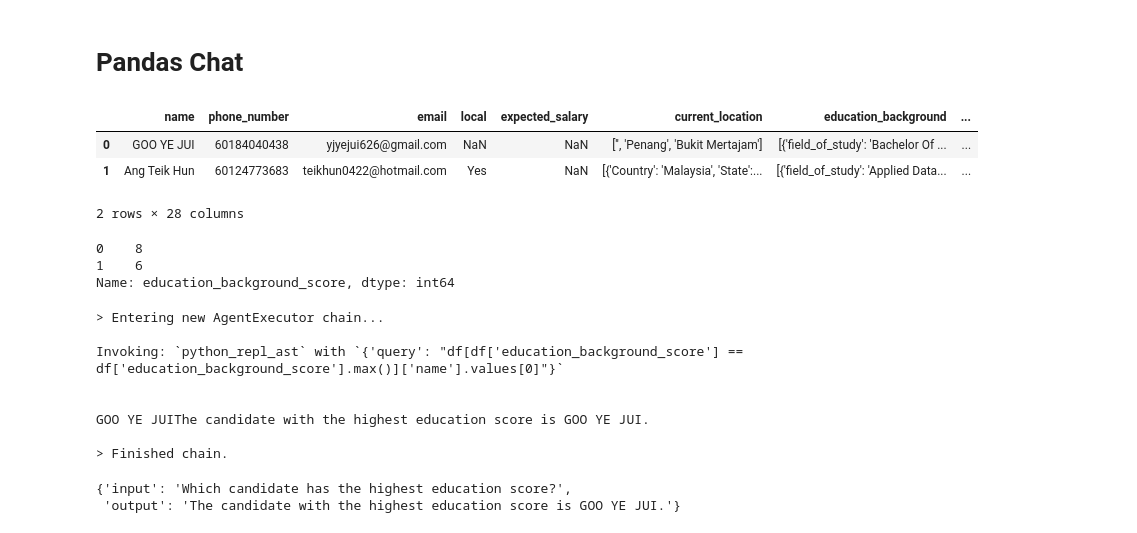
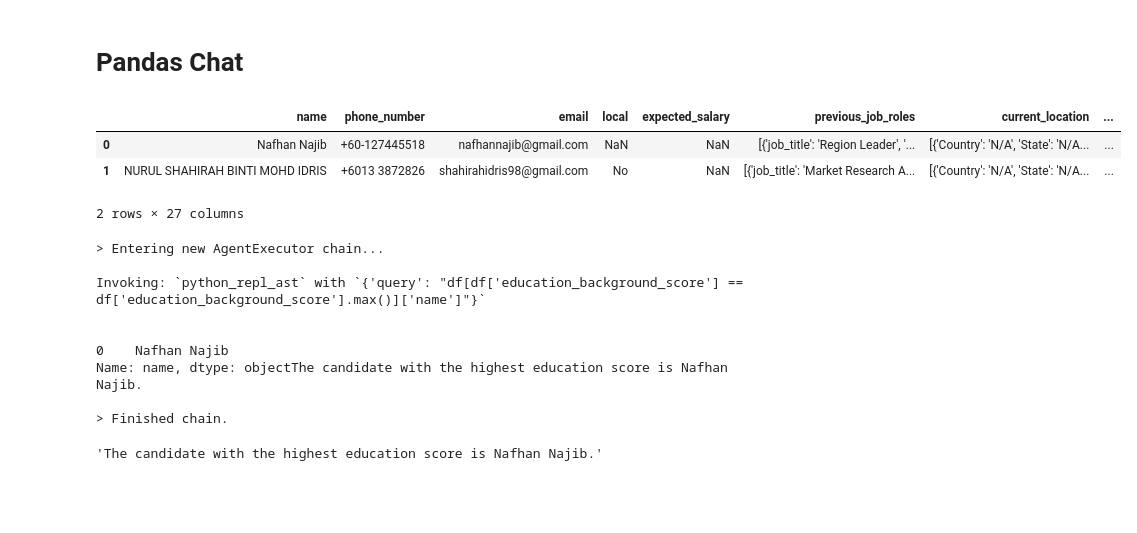
Before and after one commit to CthreeP0/Rag_project, a Jupyter notebook: fyp.ipynb, the cells around one changed output. Drawn from its saved outputs; the diff is of its cells as text; code cells hidden in the pictures; blank space fills up the shorter version.

Commit message:
Update post evaluation rag

```diff
--- a/fyp.ipynb
+++ b/fyp.ipynb
@@ -1691,22 +1691,16 @@ os.environ["LANGCHAIN_API_KEY"] = os.environ.get('LANGCHAIN_API_KEY')
 # %%
 from langchain_openai import OpenAI
 
-df = pd.read_csv(
-    "post_criteria_evaluation.csv"
+df = pd.read_excel(
+    "post_criteria_evaluation.xlsx"
 )
 
 df
 # %% [output]
-|  | name | phone_number | email | local | expected_salary | current_location | education_background | ... |
-| 0 | GOO YE JUI | 60184040438 | yjyejui626@gmail.com | NaN | NaN | ['', 'Penang', 'Bukit Mertajam'] | [{'field_of_study': 'Bachelor Of ... | ... |
-| 1 | Ang Teik Hun | 60124773683 | teikhun0422@hotmail.com | Yes | NaN | [{'Country': 'Malaysia', 'State':... | [{'field_of_study': 'Applied Data... | ... |
+|  | name | phone_number | email | local | expected_salary | previous_job_roles | current_location | ... |
+| 0 | Nafhan Najib | +60-127445518 | nafhannajib@gmail.com | NaN | NaN | [{'job_title': 'Region Leader', '... | [{'Country': 'N/A', 'State': 'N/A... | ... |
+| 1 | NURUL SHAHIRAH BINTI MOHD IDRIS | +6013 3872826 | shahirahidris98@gmail.com | No | NaN | [{'job_title': 'Market Research A... | [{'Country': 'N/A', 'State': 'N/A... | ... |
-2 rows × 28 columns
+2 rows × 27 columns
-# %%
-df['education_background_score']
-# %% [output]
-0    8
-1    6
-Name: education_background_score, dtype: int64
 # %%
 agent = create_pandas_dataframe_agent(
     ChatOpenAI(temperature=0, model="gpt-3.5-turbo-0125"),
@@ -1715,15 +1709,18 @@ agent = create_pandas_dataframe_agent(
     agent_type=AgentType.OPENAI_FUNCTIONS,
 )
 # %%
-agent.invoke("Which candidate has the highest education score?")
+result = agent.invoke("Which candidate has the highest education score?")
 # %% [output]
 > Entering new AgentExecutor chain...
 
-Invoking: `python_repl_ast` with `{'query': "df[df['education_background_score'] == df['education_background_score'].max()]['name'].values[0]"}`
+Invoking: `python_repl_ast` with `{'query': "df[df['education_background_score'] == df['education_background_score'].max()]['name']"}`
 
 
-GOO YE JUIThe candidate with the highest education score is GOO YE JUI.
+0    Nafhan Najib
+Name: name, dtype: objectThe candidate with the highest education score is Nafhan Najib.
 
 > Finished chain.
-{'input': 'Which candidate has the highest education score?',
- 'output': 'The candidate with the highest education score is GOO YE JUI.'}
+# %%
+result['output']
+# %% [output]
+'The candidate with the highest education score is Nafhan Najib.'
```
Also changed, not shown: 9 other files.
